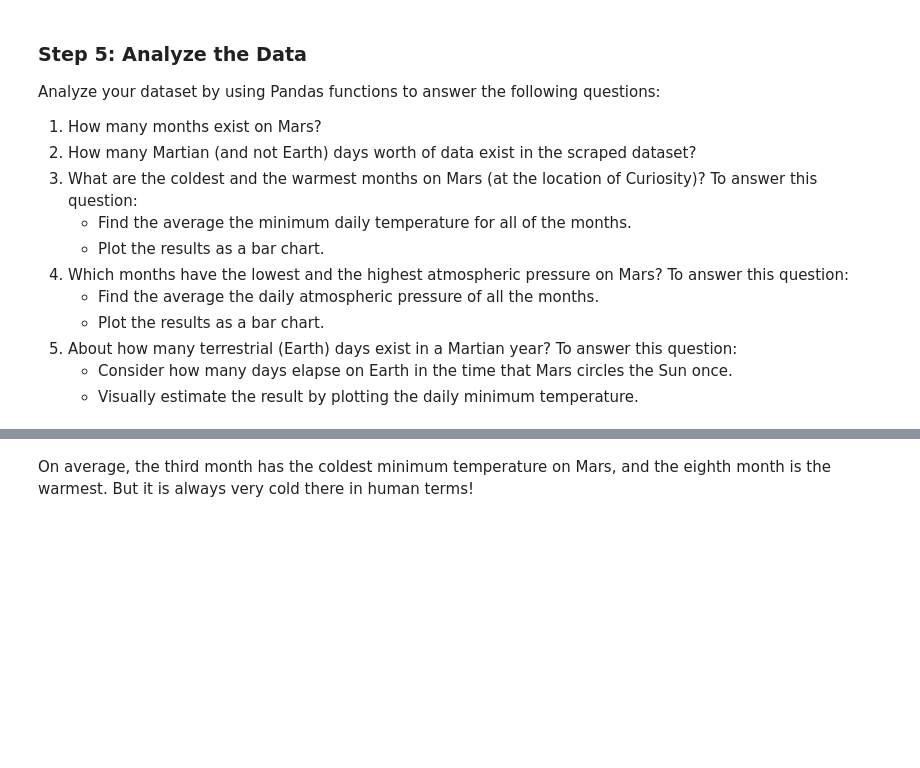
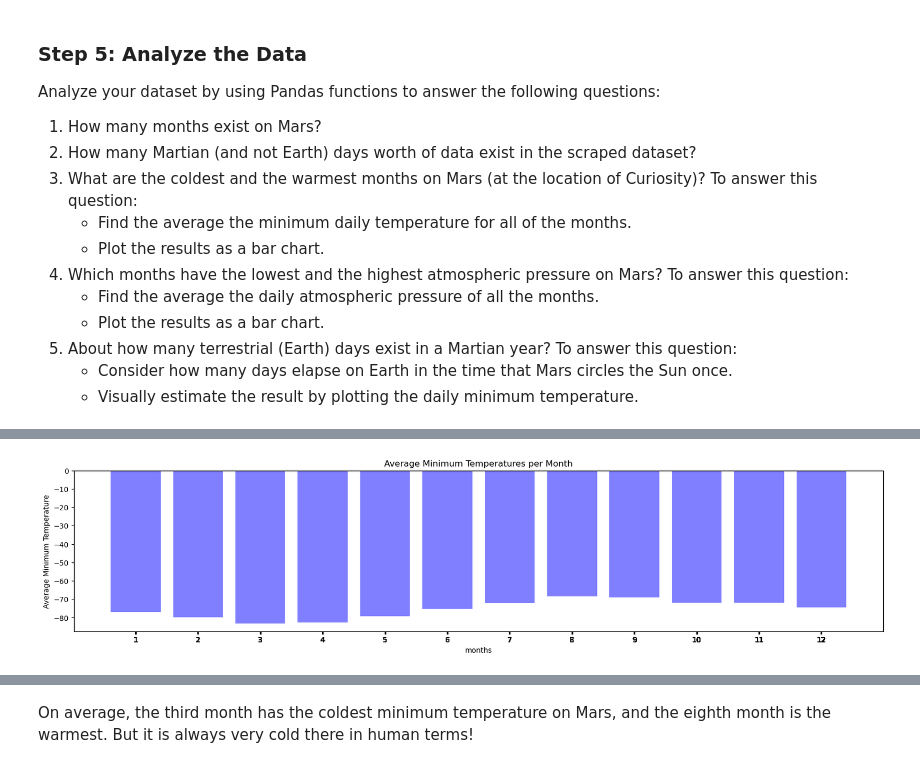
Before and after one commit to EllaC12345/Challenge-11, a Jupyter notebook: part_2_mars_weather.ipynb, the cells around one changed output, grey strips where cells are left out. Saved outputs shown, nothing was run; the diff lists cells and outputs as text; code cells hidden in the pictures; blank space fills up the shorter version.

```diff
--- a/part_2_mars_weather.ipynb
+++ b/part_2_mars_weather.ipynb
@@ -40,5 +41,6 @@ soup = BeautifulSoup(html, 'html.parser')
 # %%
 # Extract all rows of data
 ## main area scrape
-#rows = soup.find_all("tr", class_="data-row")
-table = soup.find("table", class_="table")
+rows = soup.find_all("tr", class_="data-row")
+#table = soup.find("table", class_="table")
+rows
@@ -57,16 +77,14 @@ Assemble the scraped data into a Pandas DataFrame. The columns should have the s
 # %%
 # Create an empty list
 row_list =[]
-for row in table.find_all("tr"):
-    cells = row.find_all("td")
-    if len(cells) ==2:
-        label = cells[0].text.strip()
-        value = cells[1].text.strip()
-        row_list.append(label, value)
+for elem in rows:
+    ## converting each item within the element into text
+    td = elem.find_all('td')
+    var = [item.text for item in td  ]
+    row_list.append(var)
+
 
 
 # Loop through the scraped data to create a list of rows
-#for elem in rows:
-    #row_list.append(elem.text.strip())
 row_list
 # %% [output]
@@ -92,2 +139,7 @@ Examine the data types that are currently associated with each column. If necess
+# %%
+# Change data types for data analysis
+df[['id','sol', 'ls','month']]= df[['id','sol', 'ls','month']].astype(int)
+df['terrestrial_date'] = pd.to_datetime(df['terrestrial_date'], format='%Y-%m-%d')
+df[['min_temp','pressure']]= df[['min_temp','pressure']].astype(float)
 # %%
 # Confirm type changes were successful by examining data types again
@@ -114,2 +184,6 @@ Analyze your dataset by using Pandas functions to answer the following questions
 # %%
 # 3. What is the average low temperature by month?
+average_min_temp = df.groupby('month')['min_temp'].mean()
+#df.drop(columns =['average_min_temp'], inplace = True)
+df['average_min_temp'] = average_min_temp
+df.head()
@@ -119,0 +197,14 @@ Analyze your dataset by using Pandas functions to answer the following questions
+# %%
+# Plot the average temperature by month
+x_axis = np.arange(len(df['average_min_temp']) )
+plt.figure(figsize=(20,4))
+plt.bar(x_axis, df['average_min_temp'], color='blue', alpha=0.5, align="center")
+plt.xticks( df['month'], rotation="horizontal")
+#Give the chart a title, x label, and y label
+plt.title("Average Minimum Temperatures per Month")
+plt.xlabel("months")
+plt.ylabel("Average Minimum Temperature")
+
+plt.show()
+# %% [output]
+[figure, added]
```
Also changed, not shown: parts of 17 cells of this notebook, 1 other file.
